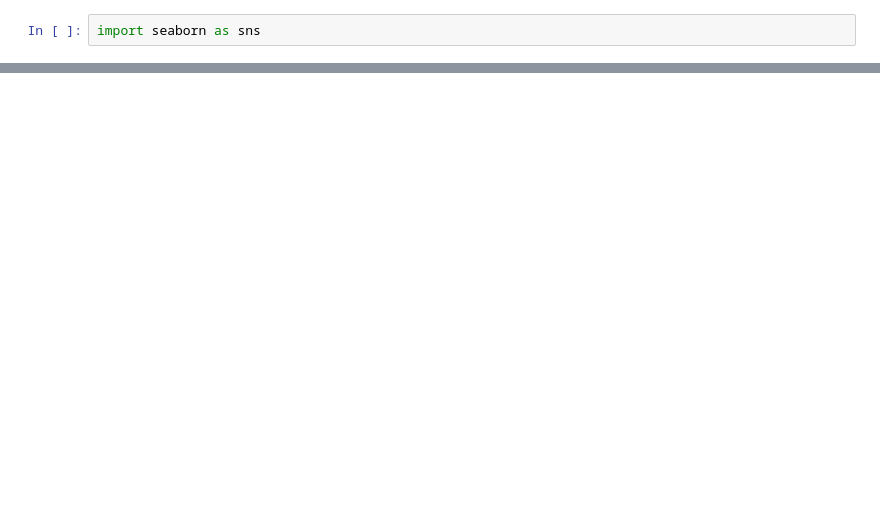
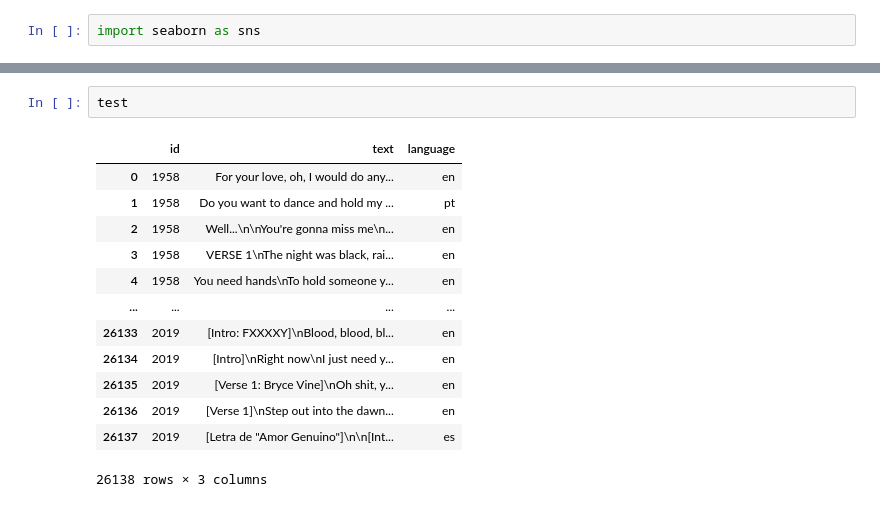
Before and after one commit to d2Anubis/Hate-Speech, a Jupyter notebook: BERT.ipynb, the cells around one changed output, grey strips where cells are left out. Drawn from its saved outputs; the diff is of its cells as text; blank space fills up the shorter version.

```diff
--- a/BERT.ipynb
+++ b/BERT.ipynb
@@ -398,0 +536,16 @@ sns.catplot(x="year",y="sent0",data=temp,kind='bar')
+# %%
+test
+# %% [output]
+|  | id | text | language |
+| 0 | 1958 | For your love, oh, I would do any... | en |
+| 1 | 1958 | Do you want to dance and hold my ... | pt |
+| 2 | 1958 | Well...\n\nYou're gonna miss me\n... | en |
+| 3 | 1958 | VERSE 1\nThe night was black, rai... | en |
+| 4 | 1958 | You need hands\nTo hold someone y... | en |
+| ... | ... | ... | ... |
+| 26133 | 2019 | [Intro: FXXXXY]\nBlood, blood, bl... | en |
+| 26134 | 2019 | [Intro]\nRight now\nI just need y... | en |
+| 26135 | 2019 | [Verse 1: Bryce Vine]\nOh shit, y... | en |
+| 26136 | 2019 | [Verse 1]\nStep out into the dawn... | en |
+| 26137 | 2019 | [Letra de "Amor Genuino"]\n\n[Int... | es |
+26138 rows × 3 columns
```
Also changed, not shown: parts of 51 cells of this notebook.
